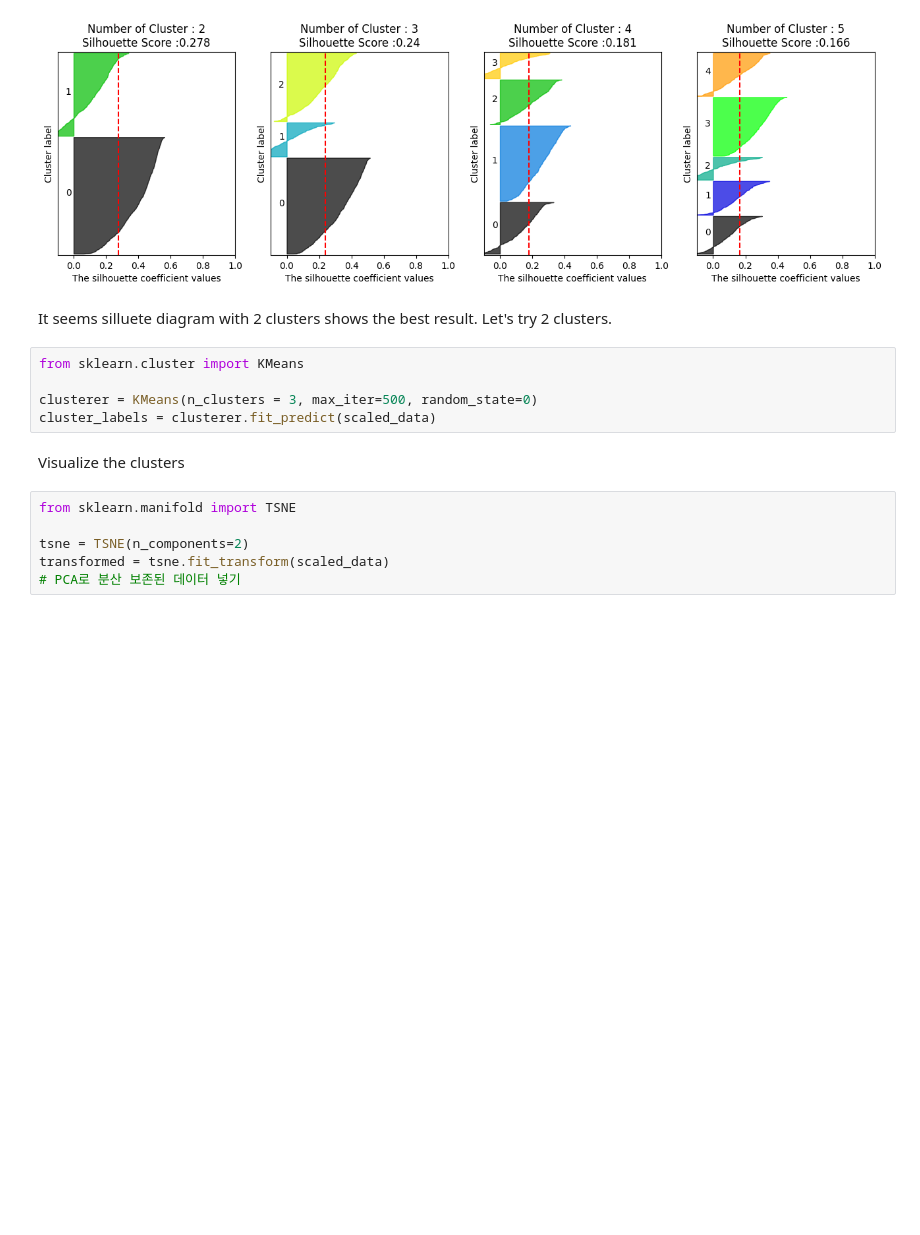
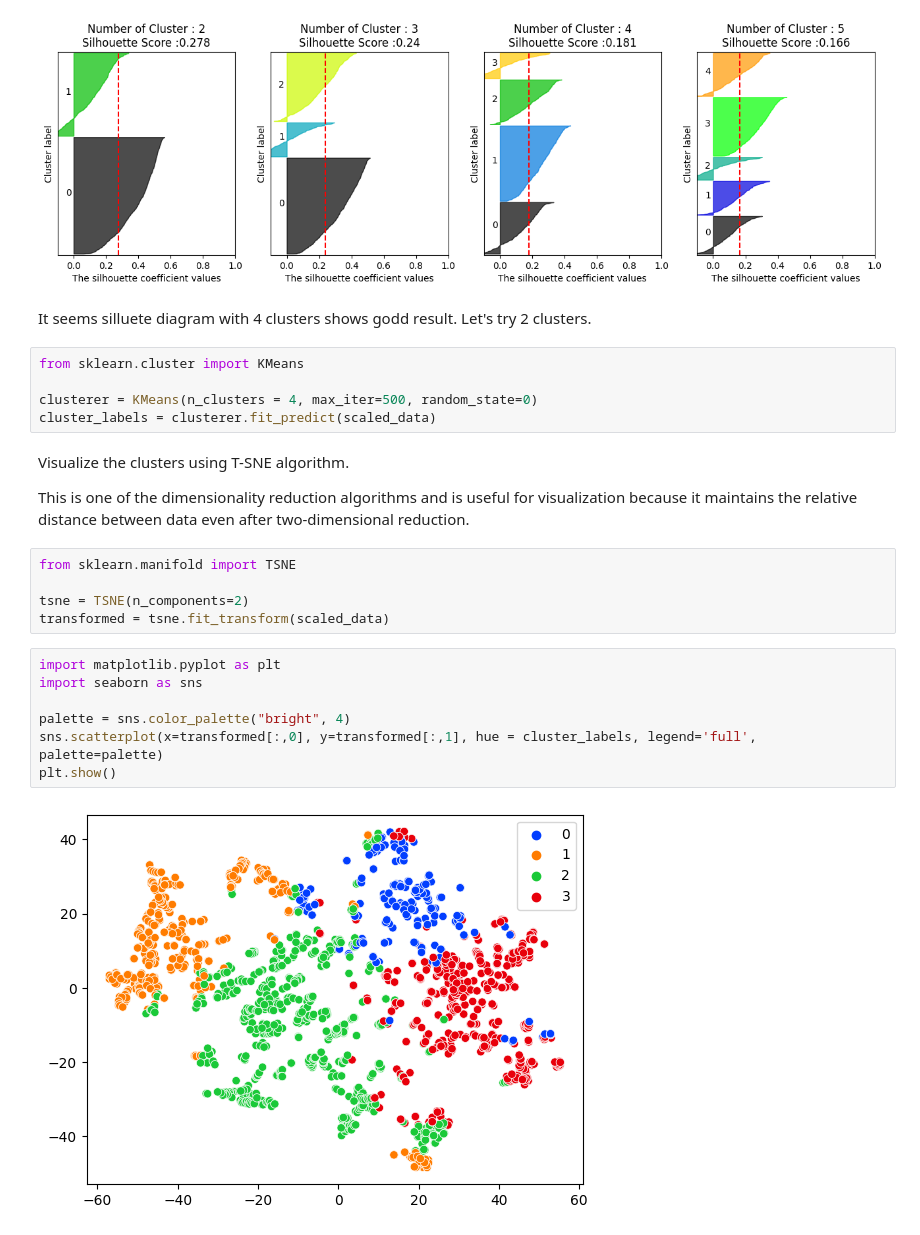
Before and after one commit to Pippeloo/DataScience-Paper, a Jupyter notebook: P2-Deliverable/K-MeanClustering/K-MeanClustering.ipynb, the cells around one changed output. Cells and saved outputs as stored; diff of their text form; blank space fills up the shorter version.

Commit message:
Clustering Completed

```diff
--- a/P2-Deliverable/K-MeanClustering/K-MeanClustering.ipynb
+++ b/P2-Deliverable/K-MeanClustering/K-MeanClustering.ipynb
@@ -110,17 +113,27 @@ visualize_silhouette([2,3,4,5], scaled_data)
 # %% [output]
 [figure]
 # %% [markdown]
-It seems silluete diagram with 2 clusters shows the best result. Let's try 2 clusters.
+It seems silluete diagram with 4 clusters shows godd result. Let's try 2 clusters.
 # %%
 from sklearn.cluster import KMeans
 
-clusterer = KMeans(n_clusters = 3, max_iter=500, random_state=0)
+clusterer = KMeans(n_clusters = 4, max_iter=500, random_state=0)
 cluster_labels = clusterer.fit_predict(scaled_data)
-# %% [markdown]
-Visualize the clusters
+# %% [markdown]
+Visualize the clusters using T-SNE algorithm.
+
+This is one of the dimensionality reduction algorithms and is useful for visualization because it maintains the relative distance between data even after two-dimensional reduction.
 # %%
 from sklearn.manifold import TSNE
 
 tsne = TSNE(n_components=2)
 transformed = tsne.fit_transform(scaled_data)
-# PCA로 분산 보존된 데이터 넣기
+# %%
+import matplotlib.pyplot as plt
+import seaborn as sns
+
+palette = sns.color_palette("bright", 4)
+sns.scatterplot(x=transformed[:,0], y=transformed[:,1], hue = cluster_labels, legend='full', palette=palette)
+plt.show()
+# %% [output]
+[figure, added]
```
Also changed, not shown: parts of 6 cells of this notebook.
